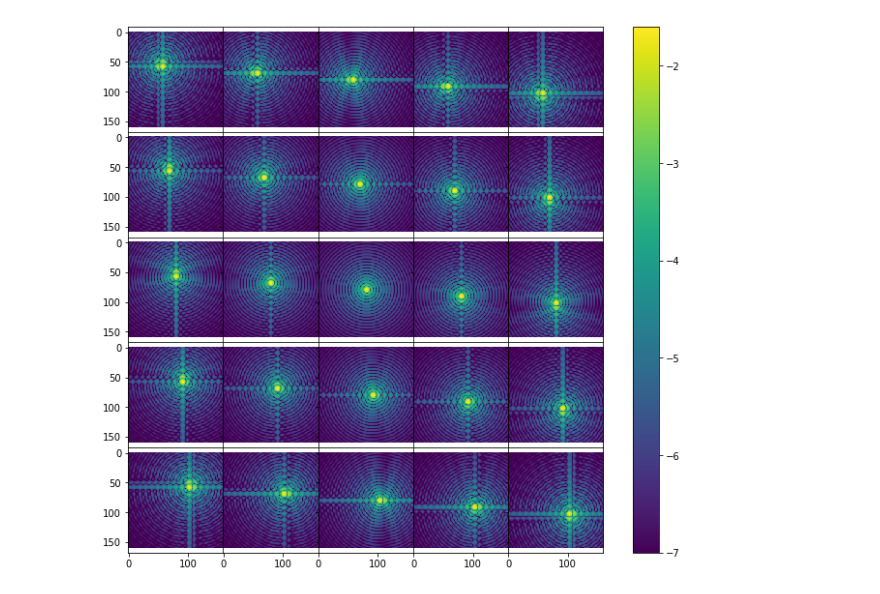
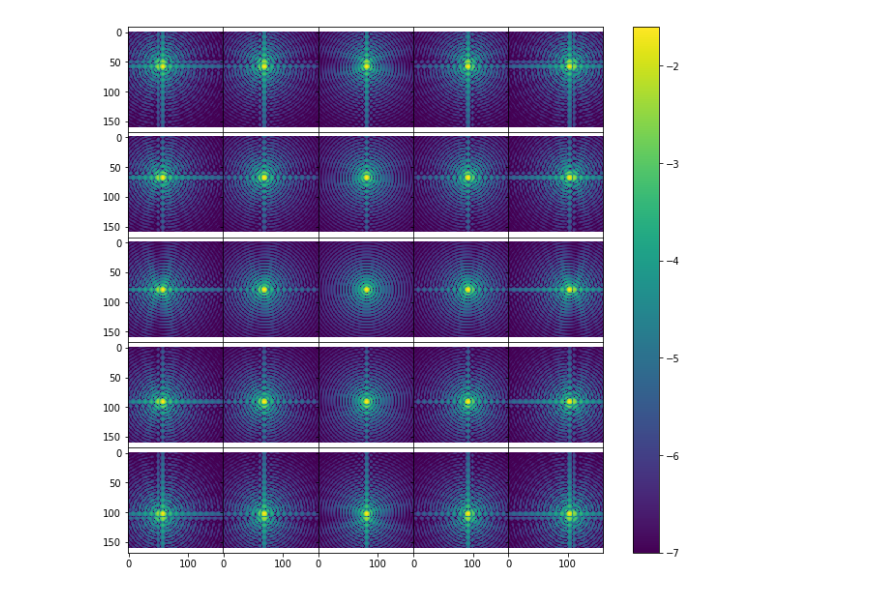
Before and after one commit to benjaminpope/toliman, a Jupyter notebook: image_modelling/PROPER quadratic off-axis.ipynb, the cells around one changed output. Saved outputs shown, nothing was run; the diff lists cells and outputs as text; code cells hidden in the pictures.

```diff
--- a/image_modelling/PROPER quadratic off-axis.ipynb
+++ b/image_modelling/PROPER quadratic off-axis.ipynb
@@ -7,40 +13,39 @@ prescription_vals['beam_ratio'] = 0.2
 prescription_vals['tilt_x'] = 0.00
 prescription_vals['tilt_y'] = 0.00
 # %%
-%matplotlib inline
-#import matplotlib.pyplot as plt
-
+import matplotlib.pylab as plt
 import proper
 import numpy as np
-import matplotlib.pylab as plt
-plt.rcParams["figure.figsize"] = (11,10)
 
-wavelength = 0.6 # microns
-gridsize = 2048 #512
-c = int(gridsize/2)
-sz = 80
+def plot_tilted_psfs(prescription,
+                    prescription_vals,
+                    offsets_x = [-2., -1., 0., 1., 2.],
+                    offsets_y = [-2., -1., 0., 1., 2.],
+                    wavelength=0.6,
+                    gridsize = 2048, #512
+                    sz = 80):
+    c = int(gridsize/2)
 
-offsets_x = [-2., -1., 0., 1., 2.]
-offsets_y = [-2., -1., 0., 1., 2.]
-
-#fig = plt.figure(figsize=(7, 6))
-fig, axes = plt.subplots(nrows=len(offsets_x), ncols=len(offsets_y),sharex=True, sharey=True)
-it = iter(axes.flat)
-for dy in offsets_y:
+    fig, axes = plt.subplots(nrows=len(offsets_x), ncols=len(offsets_y),sharex=True, sharey=True)
+    it = iter(axes.flat)
     for dx in offsets_x:
-        prescription_vals['tilt_x'] = dx
-        prescription_vals['tilt_y'] = dy
-        (wavefront, sampling) = proper.prop_run('prescription_quad', wavelength, gridsize, QUIET=True, PRINT_INTENSITY=False, PASSVALUE=prescription_vals)
-        ax = next(it)
-        im = ax.imshow(np.log10(wavefront[c-sz:c+sz, c-sz:c+sz]), interpolation = 'None', cmap='viridis', clim=[-7, -1.6])
-#        ax.imshow(np.random.random((10,10)), vmin=0, vmax=1)
-#plt.tight_layout()
-fig.subplots_adjust(hspace=0, wspace=0)
-plt.setp([a.get_xticklabels() for a in fig.axes], visible=False)
-plt.setp([a.get_yticklabels() for a in fig.axes], visible=False)
-plt.setp([a.get_yticklabels() for a in fig.axes[::len(offsets_x)]], visible=True)
-plt.setp([a.get_xticklabels() for a in fig.axes[-len(offsets_x):]], visible=True)
-fig.colorbar(im, ax=axes.ravel().tolist())
-plt.show()
+        for dy in offsets_y:
+            prescription_vals['tilt_x'] = dx
+            prescription_vals['tilt_y'] = dy
+            (wavefront, sampling) = proper.prop_run(prescription, wavelength, gridsize, QUIET=True, PRINT_INTENSITY=False, PASSVALUE=prescription_vals)
+            ax = next(it)
+            im = ax.imshow(np.log10(wavefront[c-sz:c+sz, c-sz:c+sz]), interpolation = 'None', cmap='viridis', clim=[-7, -1.6])
+    fig.subplots_adjust(hspace=0, wspace=0)
+    plt.setp([a.get_xticklabels() for a in fig.axes], visible=False)
+    plt.setp([a.get_yticklabels() for a in fig.axes], visible=False)
+    plt.setp([a.get_yticklabels() for a in fig.axes[::len(offsets_x)]], visible=True)
+    plt.setp([a.get_xticklabels() for a in fig.axes[-len(offsets_x):]], visible=True)
+    fig.colorbar(im, ax=axes.ravel().tolist())
+    plt.show()
-# %% [output]
-[figure, removed]
+# %%
+%matplotlib inline
+plt.rcParams["figure.figsize"] = (11,10)
+
+plot_tilted_psfs('prescription_quad', prescription_vals)
+# %% [output]
+[figure, added]
```
Also changed, not shown: parts of 3 cells of this notebook, 1 other file.
